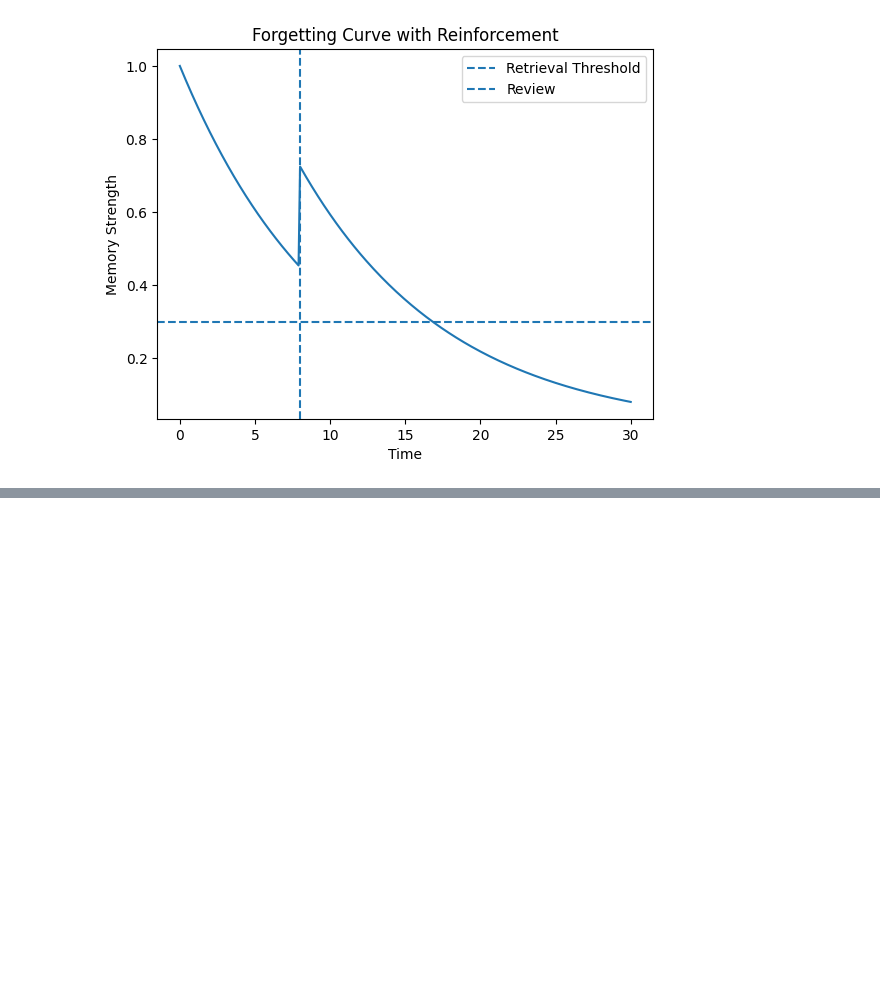
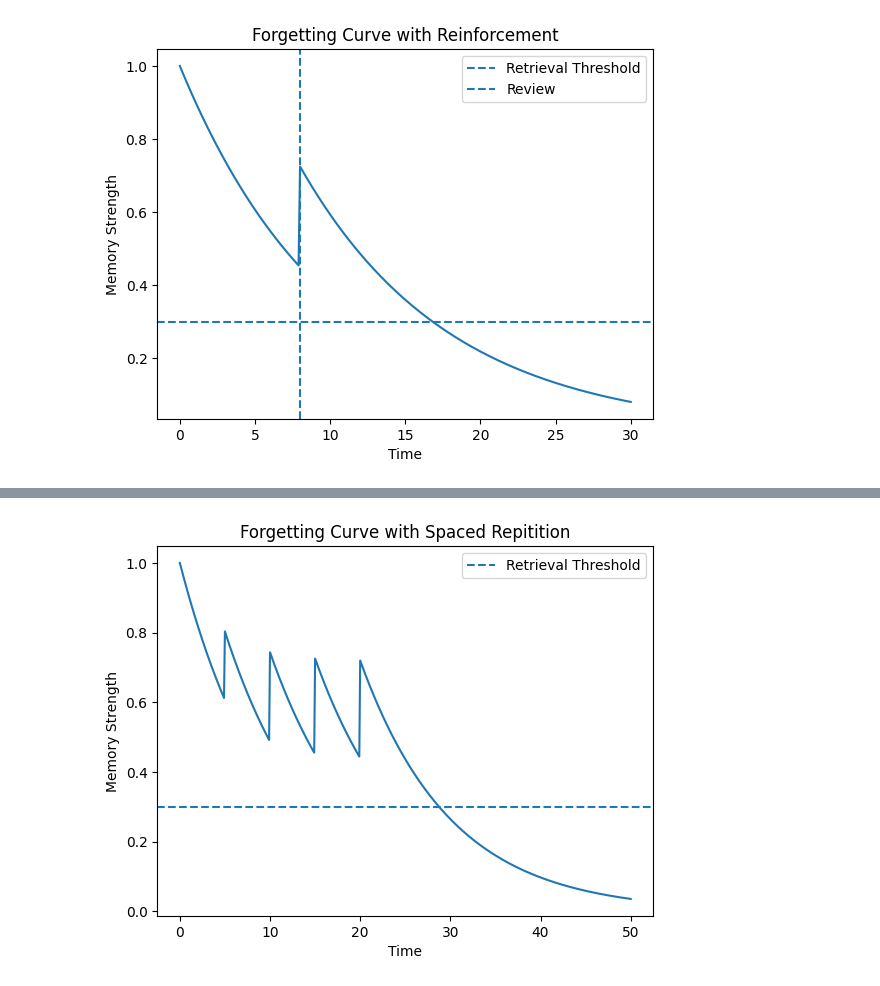
Before and after one commit to arjundutia/neural-forgetting, a Jupyter notebook: forgetting_model.ipynb, the cells around one changed output, grey strips where cells are left out. Saved outputs shown, nothing was run; the diff lists cells and outputs as text; code cells hidden in the pictures; blank space fills up the shorter version.

Commit message:
Add spaced repetition model

```diff
--- a/forgetting_model.ipynb
+++ b/forgetting_model.ipynb
@@ -85,0 +94,32 @@ plt.show()
+# %%
+learning_rate = 0.5
+review_time_start = 5
+review_time_end = 20
+time_step = 5
+review_time = review_time_start
+
+time = np.linspace(0, 50, 501)
+dt = time[1]-time[0]
+
+memory_strength = np.zeros(len(time))
+memory_strength[0] = 1.0
+
+for i in range(1, len(time)):
+    memory_strength[i] = memory_strength[i-1] * np.exp(-decay_rate * dt)
+
+    if time[i-1] < review_time <= time[i]:
+        memory_strength[i] = memory_strength[i] + learning_rate * (1 - memory_strength[i])
+        if review_time_start <= review_time < review_time_end:
+            review_time += time_step
+
+plt.plot(time, memory_strength)
+plt.axhline(y=retrieval_threshold, linestyle='--', label='Retrieval Threshold')
+
+plt.xlabel('Time')
+plt.ylabel('Memory Strength')
+plt.title('Forgetting Curve with Spaced Repitition')
+plt.legend()
+
+plt.show()
+# %% [output]
+[figure, added]
```
Also changed, not shown: parts of 2 cells of this notebook.
